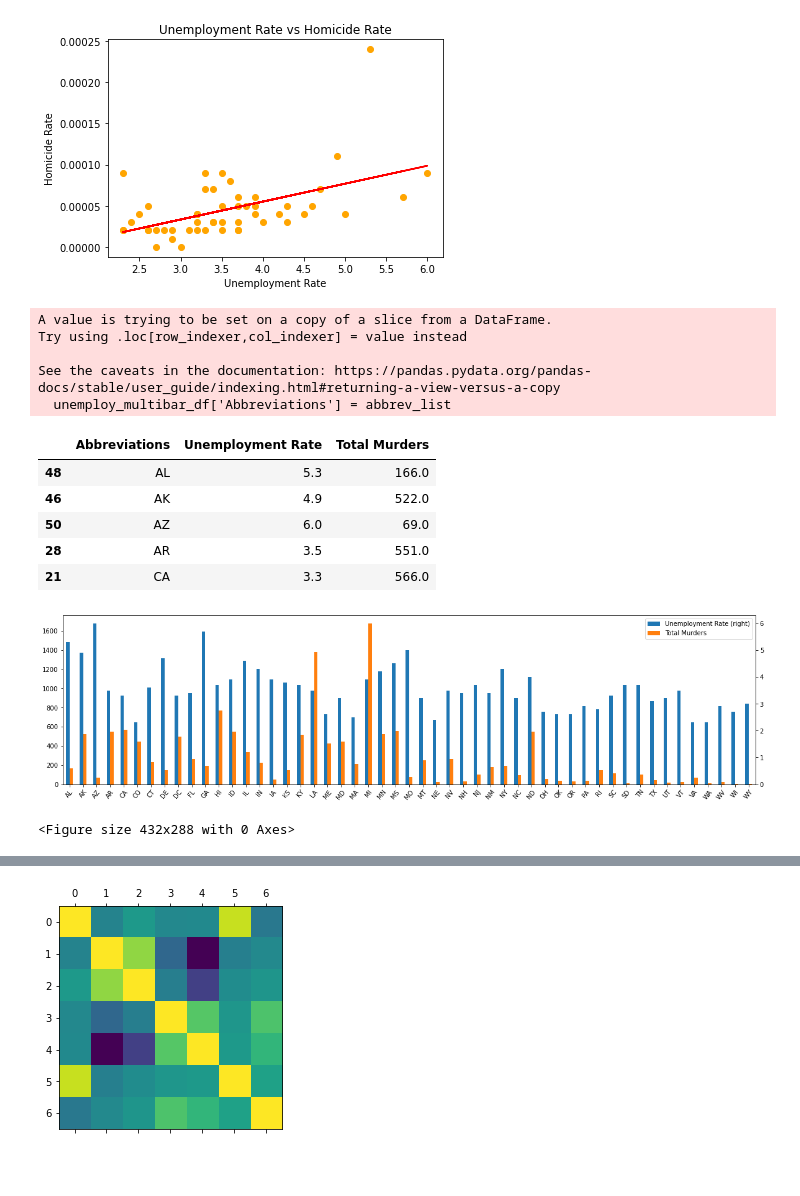
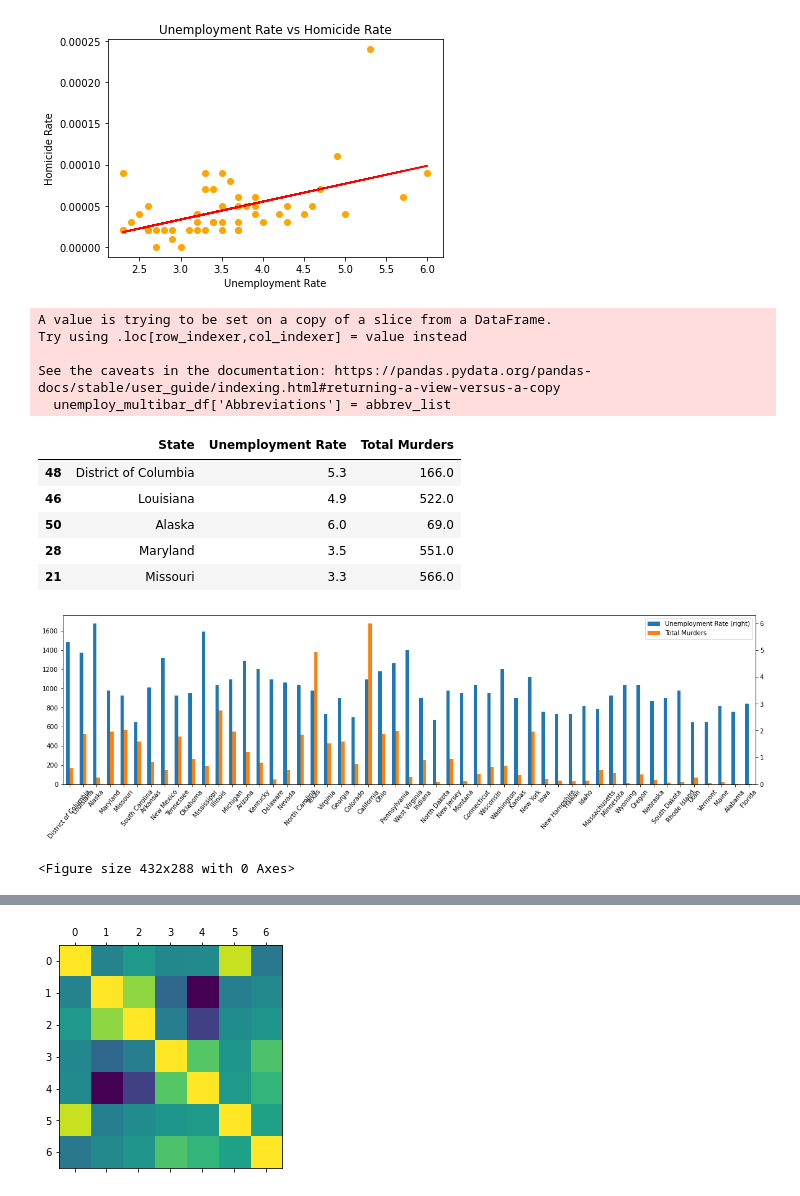
Before and after one commit to akarpie96/CrimeStats, a Jupyter notebook: clean_data_scatterplots.ipynb, the cells around one changed output, grey strips where cells are left out. Cells and saved outputs as stored; diff of their text form; code cells hidden in the pictures; blank space fills up the shorter version.

Commit message:
clean_data_scatter

```diff
--- a/clean_data_scatterplots.ipynb
+++ b/clean_data_scatterplots.ipynb
@@ -190,7 +201,7 @@ unemploy_homicide_df = data_df[['State', 'Unemployment Rate', 'Total Murders']]
 unemploy_multibar_df = unemploy_homicide_df
 
 unemploy_multibar_df['Abbreviations'] = abbrev_list
-unemploy_multibar_df = unemploy_multibar_df[['Abbreviations','Unemployment Rate','Total Murders']]
+unemploy_multibar_df = unemploy_multibar_df[['State','Unemployment Rate','Total Murders']]
 #unemploy_multibar_df['unemployment_rate'] = (unemploy_multibar_df['unemployment_rate']/100).map('{:.1%}'.format)
 unemploy_multibar_df.head()
 # %% [output]
@@ -199,23 +210,24 @@ Try using .loc[row_indexer,col_indexer] = value instead
 
 See the caveats in the documentation: https://pandas.pydata.org/pandas-docs/stable/user_guide/indexing.html#returning-a-view-versus-a-copy
   unemploy_multibar_df['Abbreviations'] = abbrev_list
-|  | Abbreviations | Unemployment Rate | Total Murders |
-| 48 | AL | 5.3 | 166.0 |
-| 46 | AK | 4.9 | 522.0 |
-| 50 | AZ | 6.0 | 69.0 |
-| 28 | AR | 3.5 | 551.0 |
-| 21 | CA | 3.3 | 566.0 |
+|  | State | Unemployment Rate | Total Murders |
+| 48 | District of Columbia | 5.3 | 166.0 |
+| 46 | Louisiana | 4.9 | 522.0 |
+| 50 | Alaska | 6.0 | 69.0 |
+| 28 | Maryland | 3.5 | 551.0 |
+| 21 | Missouri | 3.3 | 566.0 |
 # %%
 multi_plot = unemploy_multibar_df.plot(kind="bar", secondary_y = ['Unemployment Rate'], figsize=(20,5))
 
 # PandasPlot.set_xticklabels() can be used to set the tick labels as well
-multi_plot.set_xticklabels(unemploy_multibar_df['Abbreviations'], rotation=50)
+multi_plot.set_xticklabels(unemploy_multibar_df['State'], rotation=50)
+
 #plt.yaxis.set_major_formatter(ticker.PercentFormatter(xmax)
 
 plt.show()
 plt.tight_layout()
 # %% [output]
-[figure, old version]
+[figure, new version]
 <Figure size 432x288 with 0 Axes>
 # %%
 # BONUS: Generate the correlation matrix and find the strongest positive and negative correlations
```
Also changed, not shown: parts of 1 cell of this notebook.
